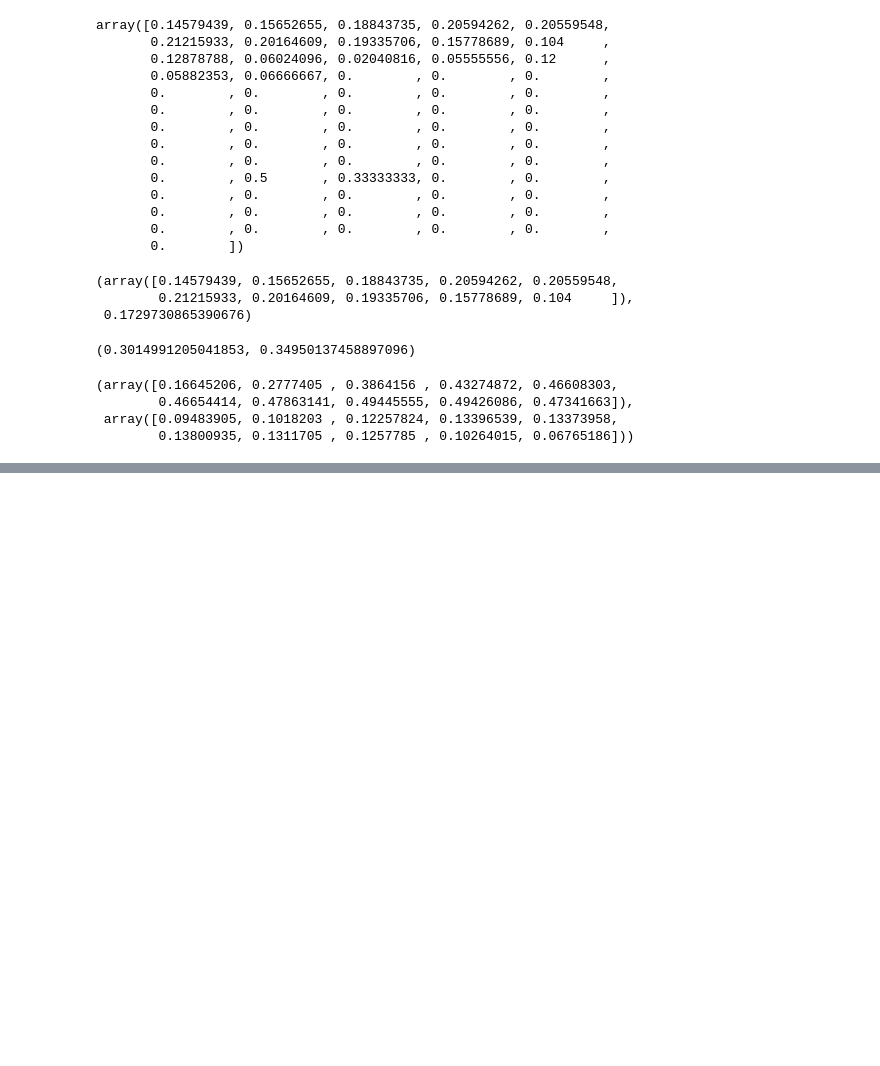
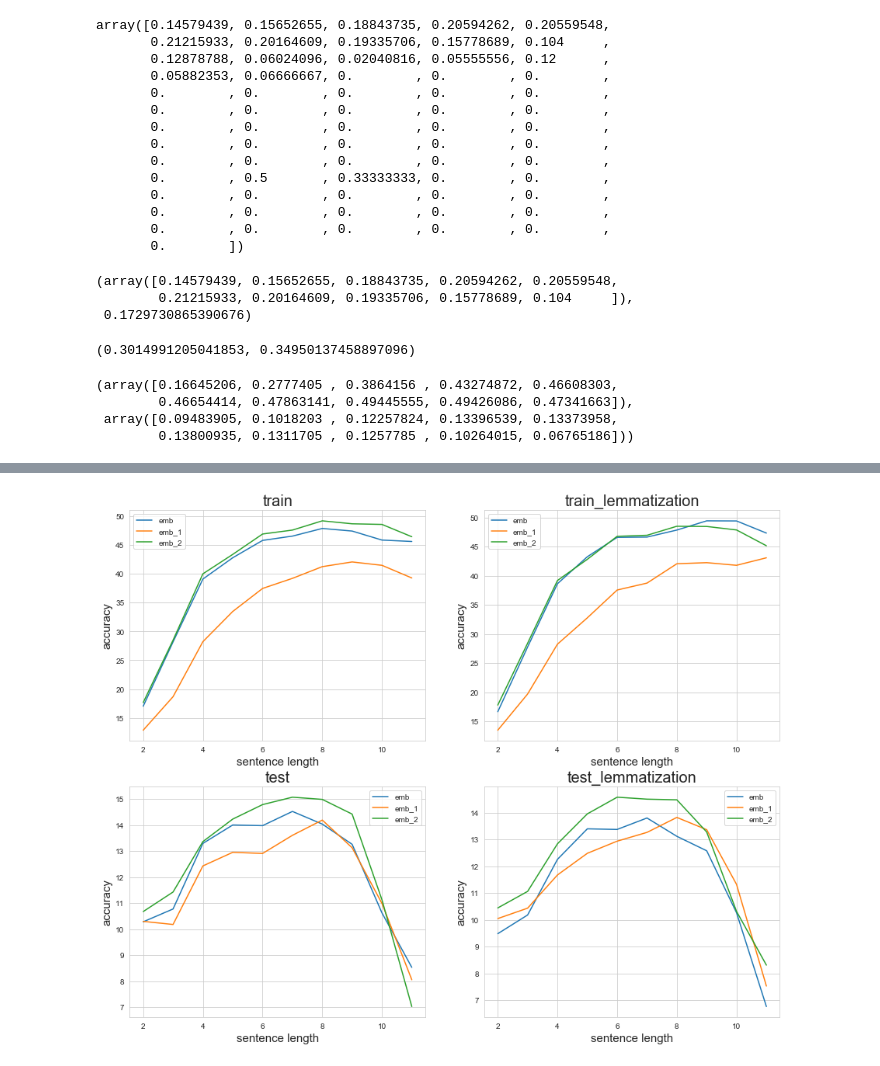
Before and after one commit to DariaGusarova/experiments, a Jupyter notebook: lstm_torch.ipynb, the cells around one changed output, grey strips where cells are left out. Drawn from its saved outputs; the diff is of its cells as text; code cells hidden in the pictures; blank space fills up the shorter version.

Commit message:
Tried different emb and lemmatization

```diff
--- a/lstm_torch.ipynb
+++ b/lstm_torch.ipynb
@@ -504,0 +1116,3 @@ on_train[:10] * (1 - pad_train), on_test[:10] * (1 - pad_test)
+# %%
+on_test, all_accr = try_lengthes(test_lem)
+on_test
@@ -504,0 +1239,5 @@ on_train[:10] * (1 - pad_train), on_test[:10] * (1 - pad_test)
+# %%
+from tqdm import tqdm_notebook
+
+on_train, all_accr = try_lengthes(train_lem)
+on_train
@@ -504,0 +1266,3 @@ on_train[:10] * (1 - pad_train), on_test[:10] * (1 - pad_test)
+# %%
+on_test, all_accr = try_lengthes(test_lem)
+on_test
@@ -504,0 +1291,7 @@ on_train[:10] * (1 - pad_train), on_test[:10] * (1 - pad_test)
+# %%
+f = open('emb_2_lemmatization.txt', 'w')
+for x in [train_loss, val_loss, train_accr, val_accr, on_train, on_test]:
+    print(len(x), file=f)
+    for y in x:
+        print(y, file=f)
+f.close()
@@ -504,0 +1370,63 @@ on_train[:10] * (1 - pad_train), on_test[:10] * (1 - pad_test)
+# %%
+plt.figure(figsize=(15, 12))
+plt.subplot(2, 2, 1)
+sns.set_style("whitegrid")
+
+lm = ''
+grid = np.arange(0, 10) + 2
+bound = len(grid)
+for num in ['', '_1', '_2']:
+    path = 'emb' + num + lm + '_lemmatization.txt'
+    plt.plot(grid, 100*np.array(train_st[path][:bound], dtype=float) * (1-train_pad[path]), label='emb'+num)
+
+plt.legend()
+plt.xlabel('sentence length', fontsize=15)
+plt.ylabel('accuracy', fontsize=15)
+plt.title('train', fontsize=20)
+
+
+plt.subplot(2, 2, 2)
+
+lm = '_no'
+for num in ['', '_1', '_2']:
+    path = 'emb' + num + lm + '_lemmatization.txt'
+    plt.plot(grid, 100*np.array(train_st[path][:bound], dtype=float) * (1-train_pad[path]), label='emb'+num)
+
+plt.legend()
+plt.xlabel('sentence length', fontsize=15)
+plt.ylabel('accuracy', fontsize=15)
+plt.title('train_lemmatization', fontsize=20)
+
+plt.subplot(2, 2, 3)
+
+lm = ''
+for num in ['', '_1', '_2']:
+    path = 'emb' + num + lm + '_lemmatization.txt'
+    plt.plot(grid, 100*np.array(test_st[path][:bound], dtype=float) * (1-test_pad[path]), label='emb'+num)
+
+plt.legend()
+plt.xlabel('sentence length', fontsize=15)
+plt.ylabel('accuracy', fontsize=15)
+plt.title('test', fontsize=20)
+
+plt.subplot(2, 2, 4)
+
+lm = '_no'
+for num in ['', '_1', '_2']:
+    path = 'emb' + num + lm + '_lemmatization.txt'
+    plt.plot(grid, 100*np.array(test_st[path][:bound], dtype=float) * (1-test_pad[path]), label='emb'+num)
+
+plt.legend()
+plt.xlabel('sentence length', fontsize=15)
+plt.ylabel('accuracy', fontsize=15)
+plt.title('test_lemmatization', fontsize=20)
+plt.show()
+
+
+
+for num in ['', '_1', '_2']:
+    for lm in ['', '_no']:
+        path = 'emb' + num + lm + '_lemmatization.txt'
+        print(path, train_pad[path], test_pad[path])
+# %% [output]
+[figure, added]
```
Also changed, not shown: parts of 57 cells of this notebook.
